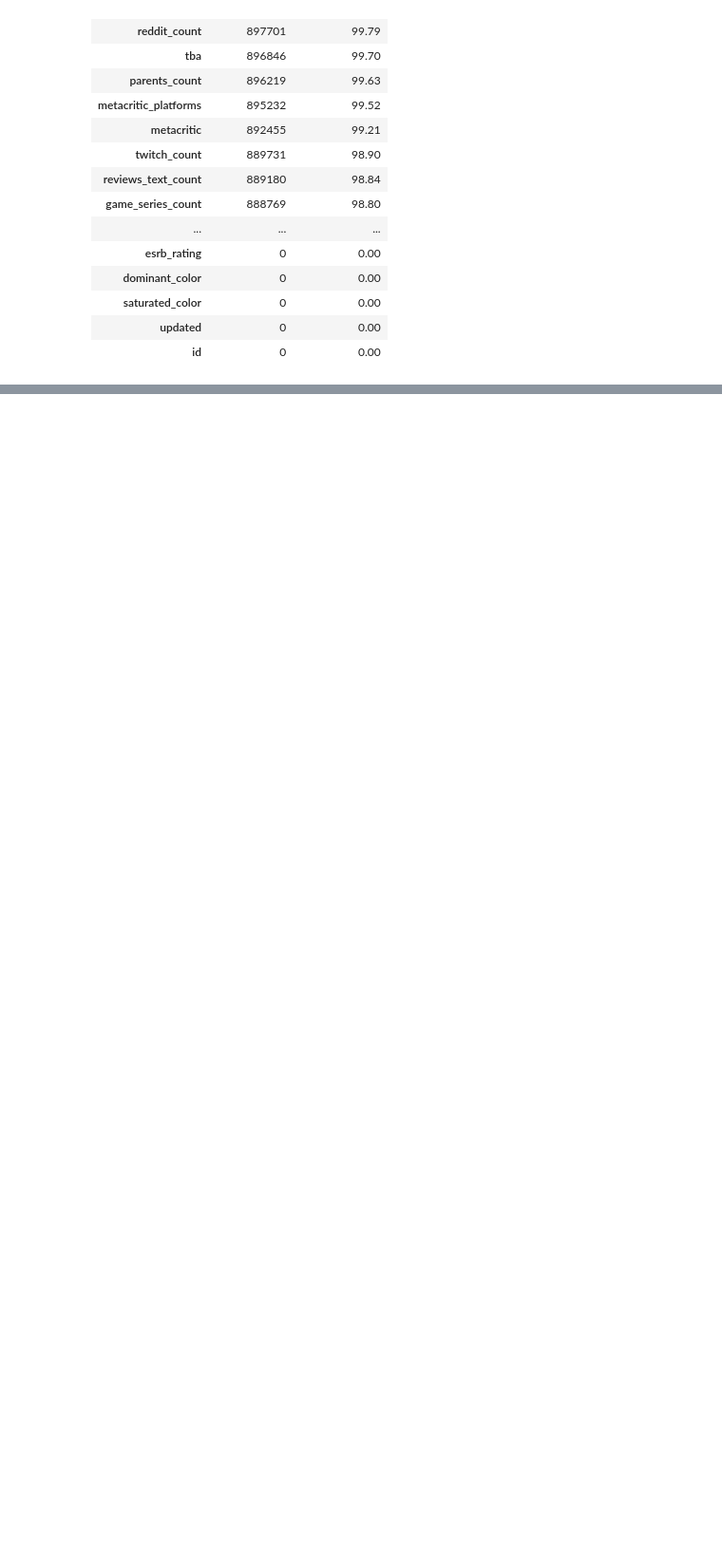
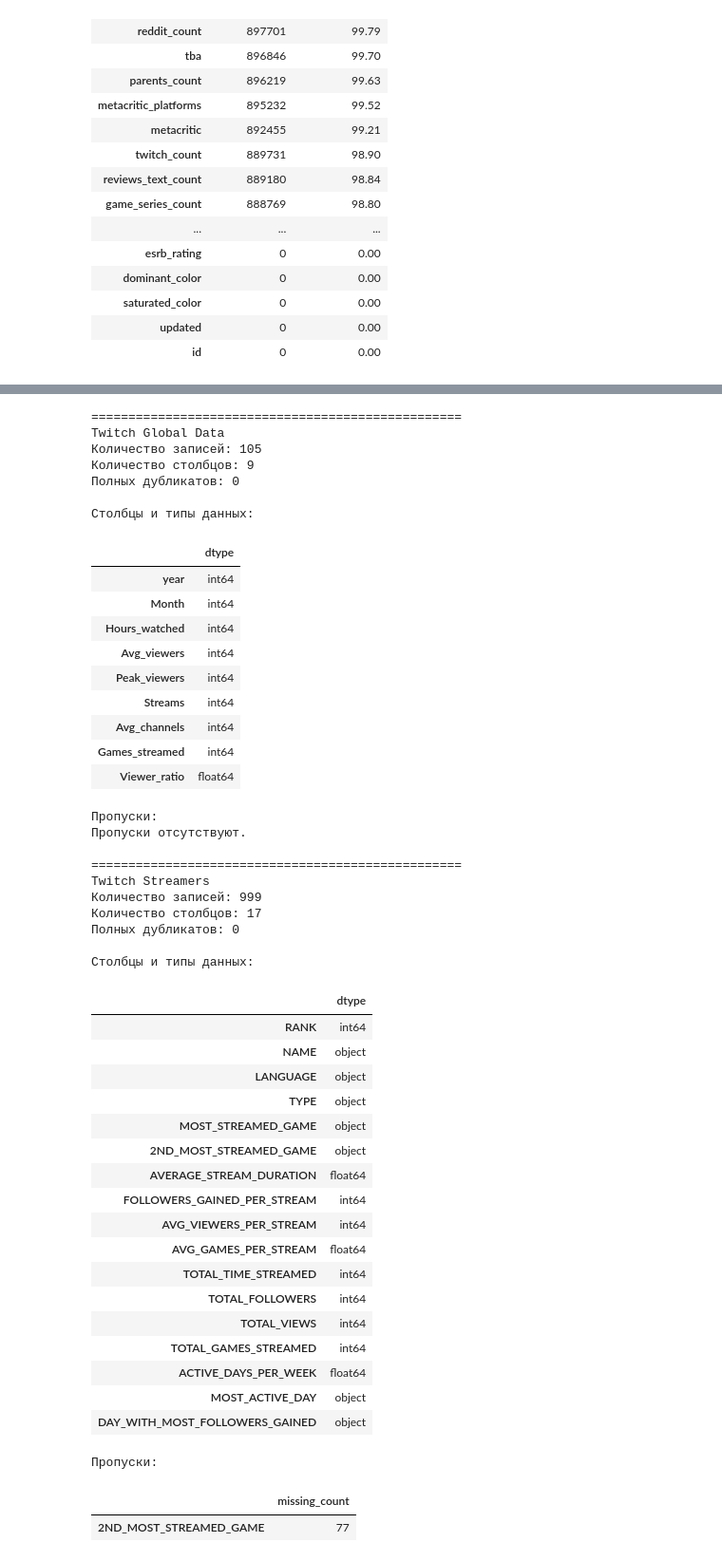
Before and after one commit to Dani-ldyaev/gaming-data-analysis, a Jupyter notebook: notebooks/2_3.ipynb, the cells around one changed output, grey strips where cells are left out. Shown at 95% size. Cells and saved outputs as stored; diff of their text form; code cells hidden in the pictures; blank space fills up the shorter version.

```diff
--- a/notebooks/2_3.ipynb
+++ b/notebooks/2_3.ipynb
@@ -722,0 +777,32 @@ display(rawg_missing)
+# %%
+twitch_datasets = {
+    "Twitch Game Data": RAW / "twitch" / "evolution" / "Twitch_game_data.csv",
+    "Twitch Global Data": RAW / "twitch" / "evolution" / "Twitch_global_data.csv",
+    "Twitch Streamers": RAW / "twitch" / "streamers" / "datasetV2.csv",
+}
+
+twitch_profiles = {}
+
+for name, path in twitch_datasets.items():
+    df = pd.read_csv(path, encoding="cp1252")
+
+    twitch_profiles[name] = df
+
+    print(f"\n{'=' * 50}")
+    print(name)
+    print("Количество записей:", len(df))
+    print("Количество столбцов:", len(df.columns))
+    print("Полных дубликатов:", df.duplicated().sum())
+
+    print("\nСтолбцы и типы данных:")
+    display(df.dtypes.to_frame("dtype"))
+
+    missing = df.isna().sum()
+    missing = missing[missing > 0].sort_values(ascending=False)
+
+    print("\nПропуски:")
+    if missing.empty:
+        print("Пропуски отсутствуют.")
+    else:
+        display(missing.to_frame("missing_count"))
+# %% [output]
@@ -722,0 +832,48 @@ display(rawg_missing)
+==================================================
+Twitch Global Data
+Количество записей: 105
+Количество столбцов: 9
+Полных дубликатов: 0
+
+Столбцы и типы данных:
+|  | dtype |
+| year | int64 |
+| Month | int64 |
+| Hours_watched | int64 |
+| Avg_viewers | int64 |
+| Peak_viewers | int64 |
+| Streams | int64 |
+| Avg_channels | int64 |
+| Games_streamed | int64 |
+| Viewer_ratio | float64 |
+Пропуски:
+Пропуски отсутствуют.
+
+==================================================
+Twitch Streamers
+Количество записей: 999
+Количество столбцов: 17
+Полных дубликатов: 0
+
+Столбцы и типы данных:
+|  | dtype |
+| RANK | int64 |
+| NAME | object |
+| LANGUAGE | object |
+| TYPE | object |
+| MOST_STREAMED_GAME | object |
+| 2ND_MOST_STREAMED_GAME | object |
+| AVERAGE_STREAM_DURATION | float64 |
+| FOLLOWERS_GAINED_PER_STREAM | int64 |
+| AVG_VIEWERS_PER_STREAM | int64 |
+| AVG_GAMES_PER_STREAM | float64 |
+| TOTAL_TIME_STREAMED | int64 |
+| TOTAL_FOLLOWERS | int64 |
+| TOTAL_VIEWS | int64 |
+| TOTAL_GAMES_STREAMED | int64 |
+| ACTIVE_DAYS_PER_WEEK | float64 |
+| MOST_ACTIVE_DAY | object |
+| DAY_WITH_MOST_FOLLOWERS_GAINED | object |
+Пропуски:
+|  | missing_count |
+| 2ND_MOST_STREAMED_GAME | 77 |
```
Also changed, not shown: parts of 12 cells of this notebook.
